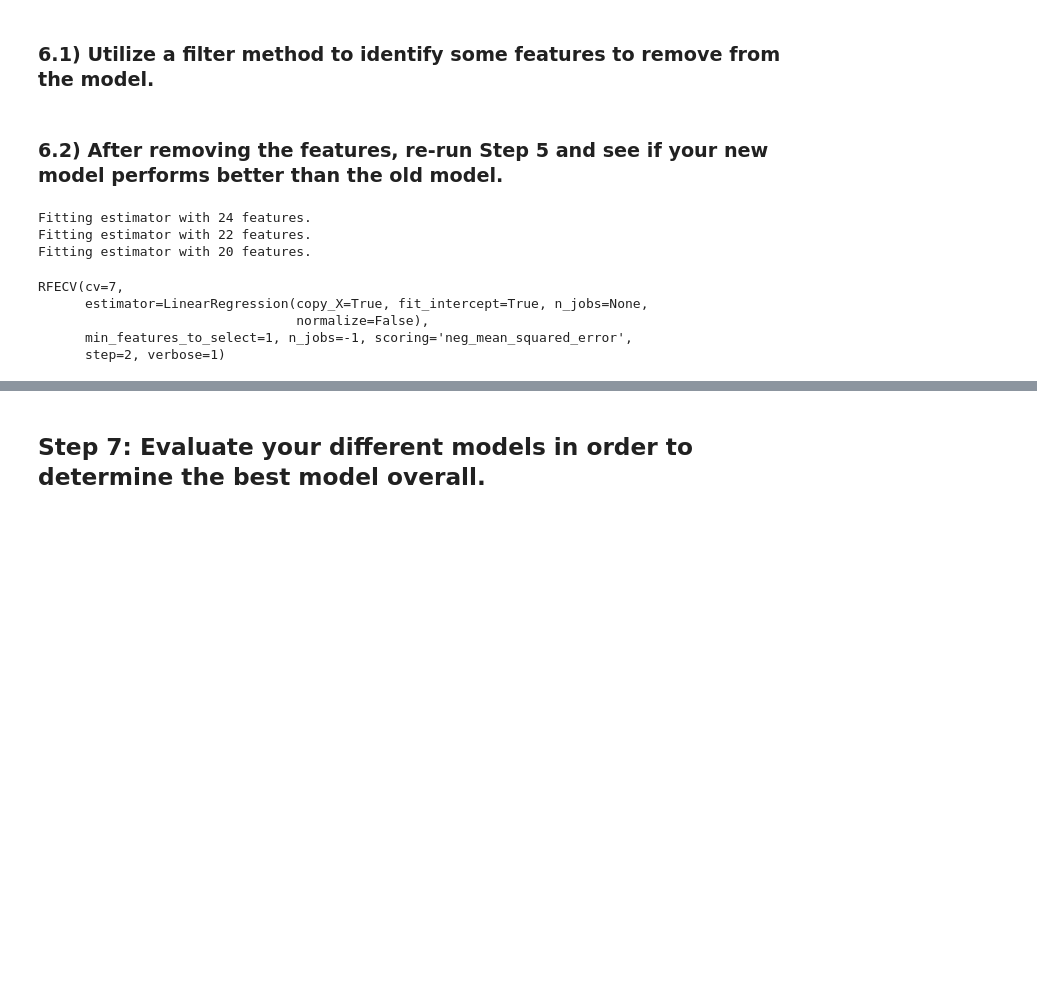
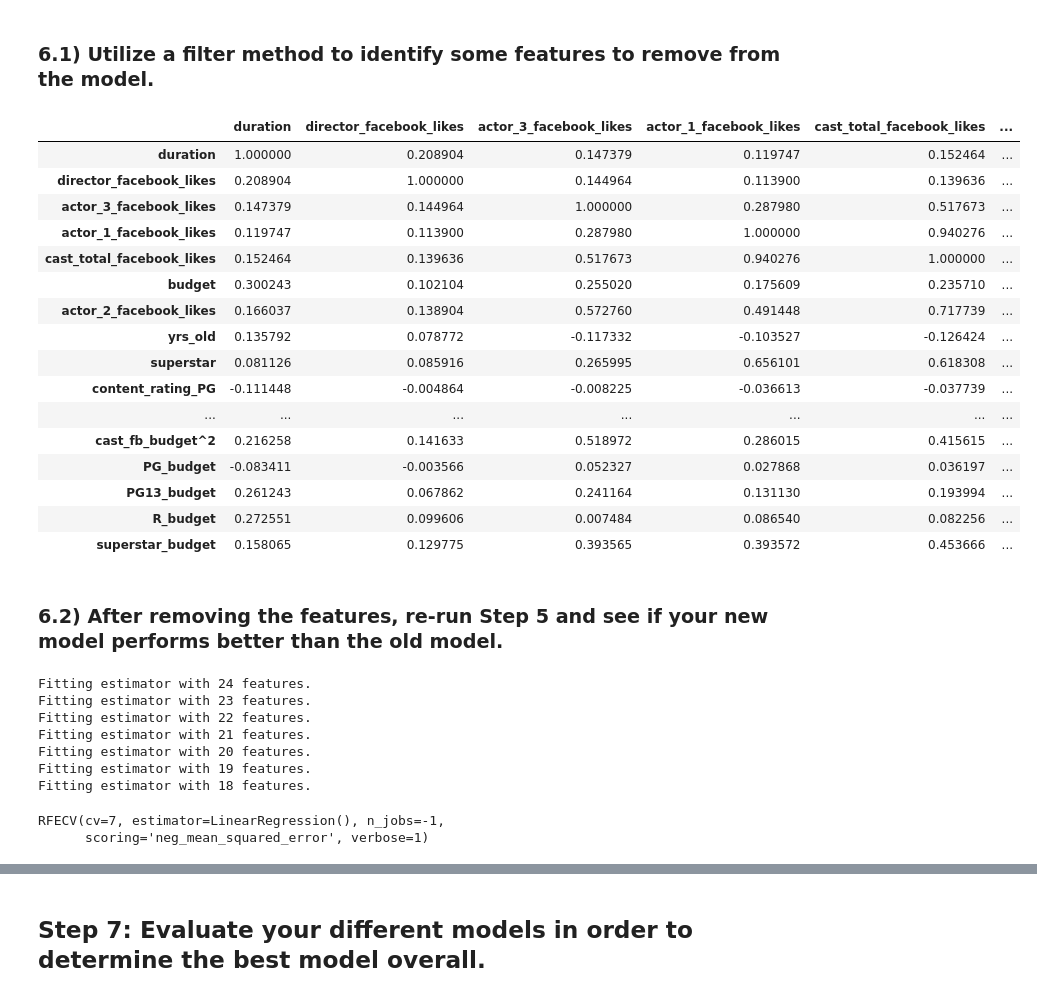
Before and after one commit to zachagreenberg/nyc-dc-ds-020121, a Jupyter notebook: Phase_2/model_and_predict/modeling_process_updated.ipynb, the cells around one changed output, grey strips where cells are left out. Saved outputs shown, nothing was run; the diff lists cells and outputs as text; code cells hidden in the pictures; blank space fills up the shorter version.

```diff
--- a/Phase_2/model_and_predict/modeling_process_updated.ipynb
+++ b/Phase_2/model_and_predict/modeling_process_updated.ipynb
@@ -388,6 +392,25 @@ Training Root Mean Squared Error: 56454468.2400919
 ### 6.1) Utilize a filter method to identify some features to remove from the model.
 # %%
 # your code here
+df[features].corr()
+# %% [output]
+|  | duration | director_facebook_likes | actor_3_facebook_likes | actor_1_facebook_likes | cast_total_facebook_likes | ... |
+| duration | 1.000000 | 0.208904 | 0.147379 | 0.119747 | 0.152464 | ... |
+| director_facebook_likes | 0.208904 | 1.000000 | 0.144964 | 0.113900 | 0.139636 | ... |
+| actor_3_facebook_likes | 0.147379 | 0.144964 | 1.000000 | 0.287980 | 0.517673 | ... |
+| actor_1_facebook_likes | 0.119747 | 0.113900 | 0.287980 | 1.000000 | 0.940276 | ... |
+| cast_total_facebook_likes | 0.152464 | 0.139636 | 0.517673 | 0.940276 | 1.000000 | ... |
+| budget | 0.300243 | 0.102104 | 0.255020 | 0.175609 | 0.235710 | ... |
+| actor_2_facebook_likes | 0.166037 | 0.138904 | 0.572760 | 0.491448 | 0.717739 | ... |
+| yrs_old | 0.135792 | 0.078772 | -0.117332 | -0.103527 | -0.126424 | ... |
+| superstar | 0.081126 | 0.085916 | 0.265995 | 0.656101 | 0.618308 | ... |
+| content_rating_PG | -0.111448 | -0.004864 | -0.008225 | -0.036613 | -0.037739 | ... |
+| ... | ... | ... | ... | ... | ... | ... |
+| cast_fb_budget^2 | 0.216258 | 0.141633 | 0.518972 | 0.286015 | 0.415615 | ... |
+| PG_budget | -0.083411 | -0.003566 | 0.052327 | 0.027868 | 0.036197 | ... |
+| PG13_budget | 0.261243 | 0.067862 | 0.241164 | 0.131130 | 0.193994 | ... |
+| R_budget | 0.272551 | 0.099606 | 0.007484 | 0.086540 | 0.082256 | ... |
+| superstar_budget | 0.158065 | 0.129775 | 0.393565 | 0.393572 | 0.453666 | ... |
 # %% [markdown]
 ### 6.2) After removing the features, re-run Step 5 and see if your new model performs better than the old model.
 # %%
@@ -396,20 +419,21 @@ from sklearn.feature_selection import RFECV
 # %%
 ols = LinearRegression()
 # Create recursive feature eliminator that scores features by mean squared errors
-selector = RFECV(estimator=ols, step=2, cv=7,  scoring='neg_mean_squared_error', n_jobs=-1, verbose=1)
+selector = RFECV(estimator=ols, step=1, cv=7,  scoring='neg_mean_squared_error', n_jobs=-1, verbose=1)
 
 # Fit recursive feature eliminator
 
 selector.fit(X_train, y_train)
 # %% [output]
 Fitting estimator with 24 features.
+Fitting estimator with 23 features.
 Fitting estimator with 22 features.
+Fitting estimator with 21 features.
 Fitting estimator with 20 features.
+Fitting estimator with 19 features.
+Fitting estimator with 18 features.
-RFECV(cv=7,
-      estimator=LinearRegression(copy_X=True, fit_intercept=True, n_jobs=None,
-                                 normalize=False),
-      min_features_to_select=1, n_jobs=-1, scoring='neg_mean_squared_error',
-      step=2, verbose=1)
+RFECV(cv=7, estimator=LinearRegression(), n_jobs=-1,
+      scoring='neg_mean_squared_error', verbose=1)
 # %%
 selected_rfe = X_train.columns[selector.support_]
 removed_rfe = X_train.columns[~selector.support_]
```
Also changed, not shown: parts of 14 cells of this notebook, 4 other files.
